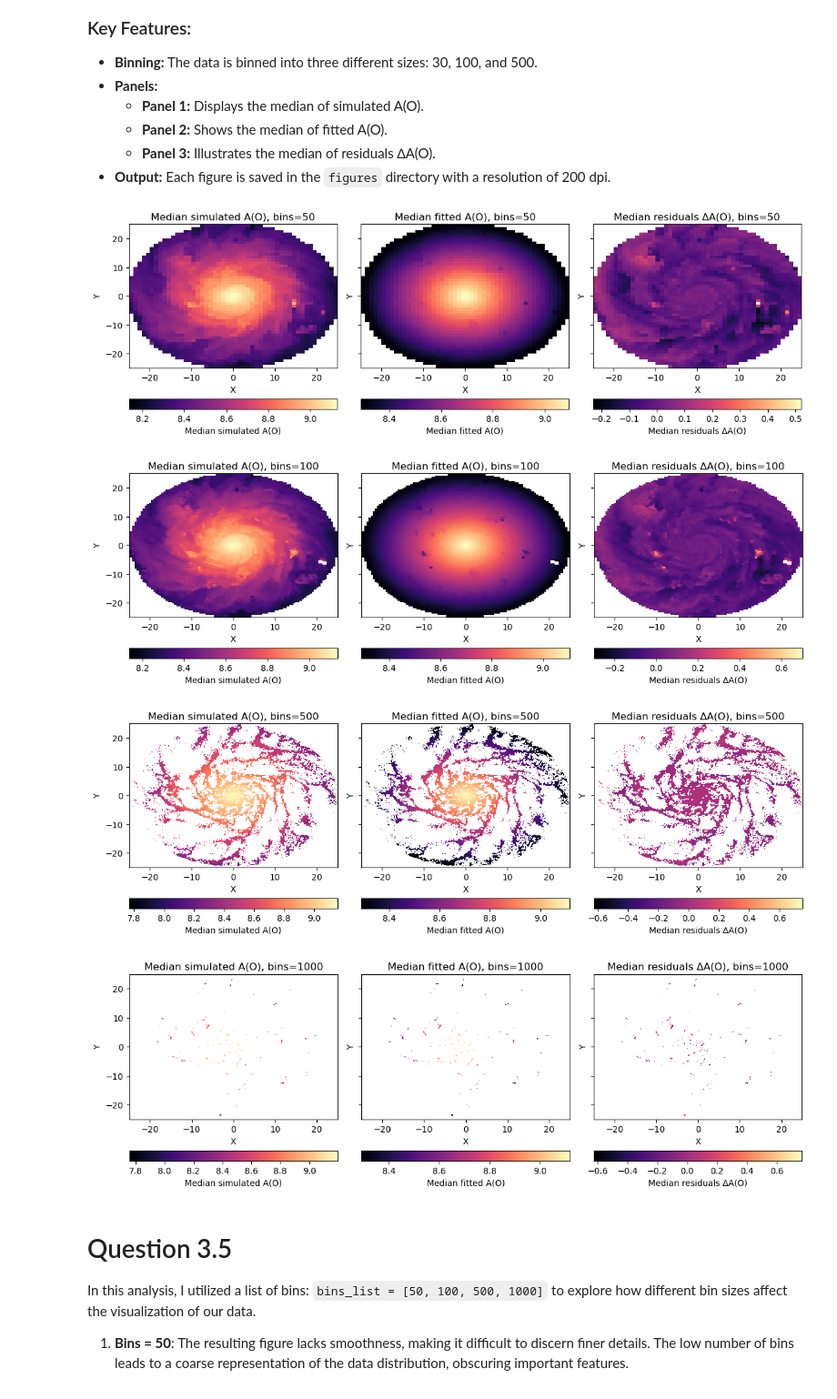
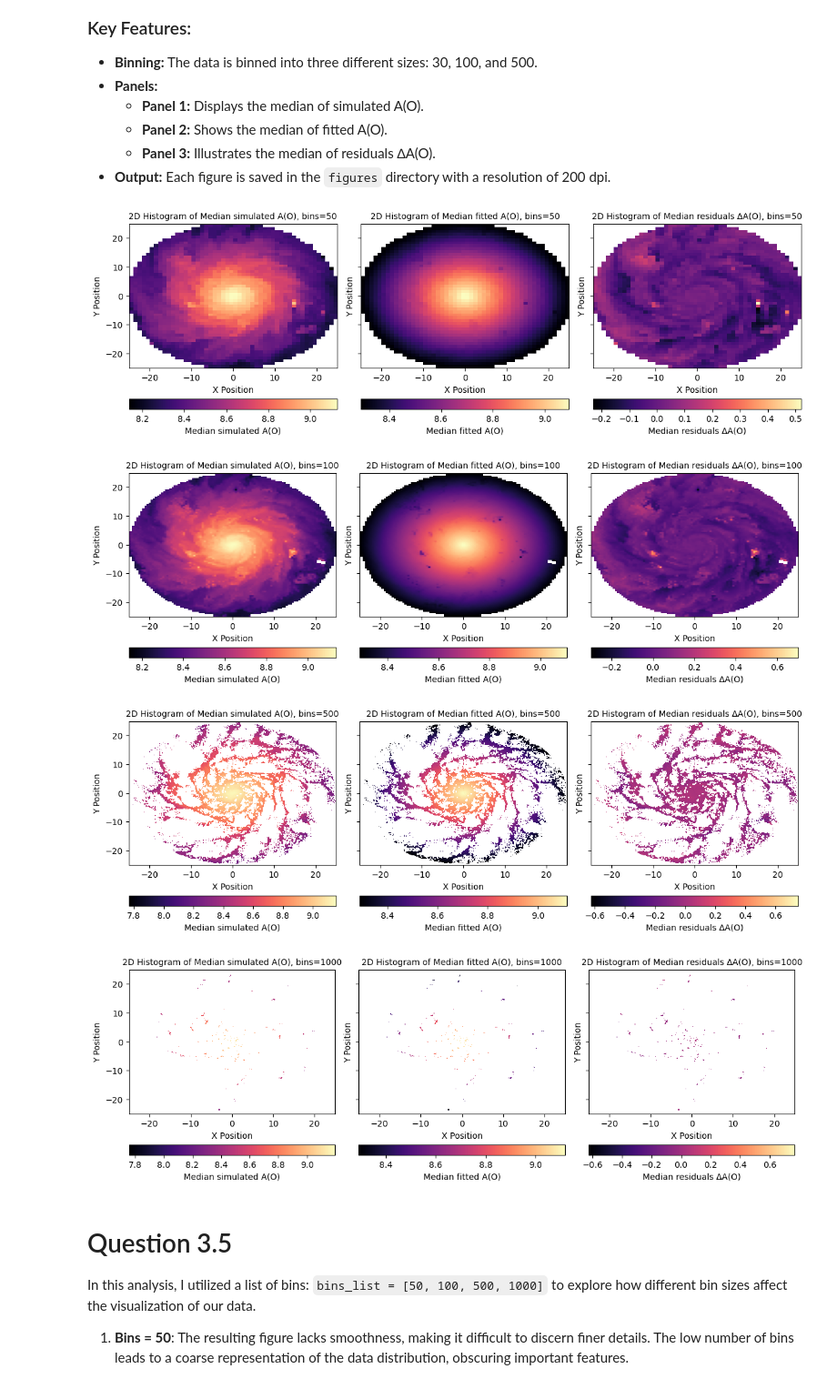
Before and after one commit to ishfahanirsyd/astronomical_computing, a Jupyter notebook: Question3.ipynb, the cells around one changed output. Shown at 91% size. Cells and saved outputs as stored; diff of their text form; code cells hidden in the pictures.

```diff
--- a/Question3.ipynb
+++ b/Question3.ipynb
@@ -219,46 +220,46 @@ bins_list = [50, 100, 500,1000]
 for i, bins in enumerate(bins_list):
     # Create figure and subplots
     fig, axs = plt.subplots(1, 3, figsize=(12, 4), sharex=True, sharey=True)
 
     # First panel: 2D histogram (binned stats) colored by median simulated A(O)
     bin_stat_median, xedges, yedges, binnumber = binned_statistic_2d(x, y, AO, statistic='median', bins=bins)
     im = axs[0].imshow(bin_stat_median.T, origin='lower', aspect='auto',
                        extent=[xedges[0], xedges[-1], yedges[0], yedges[-1]],
                        cmap='magma')
-    axs[0].set_title(f"Median simulated A(O), bins={bins}")
-    axs[0].set_xlabel("X")
-    axs[0].set_ylabel("Y")
+    axs[0].set_title(f"2D Histogram of Median simulated A(O), bins={bins}", fontsize=10)
+    axs[0].set_xlabel("X Position")
+    axs[0].set_ylabel("Y Position")
     plt.colorbar(im, ax=axs[0], label="Median simulated A(O)", orientation='horizontal')
 
     # Second panel: 2D histogram (binned stats) colored by median fitted A(O)
     bin_stat_median_fit, xedges, yedges, binnumber = binned_statistic_2d(x, y, linear_model(RGal, *popt), statistic='median', bins=bins)
     im2 = axs[1].imshow(bin_stat_median_fit.T, origin='lower', aspect='auto',
                         extent=[xedges[0], xedges[-1], yedges[0], yedges[-1]],
                         cmap='magma')
-    axs[1].set_title(f"Median fitted A(O), bins={bins}")
-    axs[1].set_xlabel("X")
-    axs[1].set_ylabel("Y")
+    axs[1].set_title(f"2D Histogram of Median fitted A(O), bins={bins}", fontsize=10)
+    axs[1].set_xlabel("X Position")
+    axs[1].set_ylabel("Y Position")
     plt.colorbar(im2, ax=axs[1], label="Median fitted A(O)", orientation='horizontal')
 
     # Third panel: 2D histogram (binned stats) colored by median residuals
     bin_stat_median_residuals, xedges, yedges, binnumber = binned_statistic_2d(x, y, residuals, statistic='median', bins=bins)
     im3 = axs[2].imshow(bin_stat_median_residuals.T, origin='lower', aspect='auto',
                         extent=[xedges[0], xedges[-1], yedges[0], yedges[-1]],
                         cmap='magma')
-    axs[2].set_title(f"Median residuals ∆A(O), bins={bins}")
-    axs[2].set_xlabel("X")
-    axs[2].set_ylabel("Y")
+    axs[2].set_title(f"2D Histogram of Median residuals ∆A(O), bins={bins}", fontsize=10)
+    axs[2].set_xlabel("X Position")
+    axs[2].set_ylabel("Y Position")
     plt.colorbar(im3, ax=axs[2], label="Median residuals ∆A(O)", orientation='horizontal')
 
     # Adjust layout and save the figure
     plt.tight_layout()
     plt.savefig(f'figures/x_y_2d_histogram_bins_{bins}.png', dpi=200)
     plt.show()  # Close the figure after saving to avoid displaying it
 # %% [output]
-[figure, old version]
+[figure, new version]
-[figure, old version]
+[figure, new version]
-[figure, old version]
+[figure, new version]
-[figure, old version]
+[figure, new version]
 # %% [markdown]
 # Question 3.5
 
```
Also changed, not shown: parts of 2 cells of this notebook, 8 other files.
